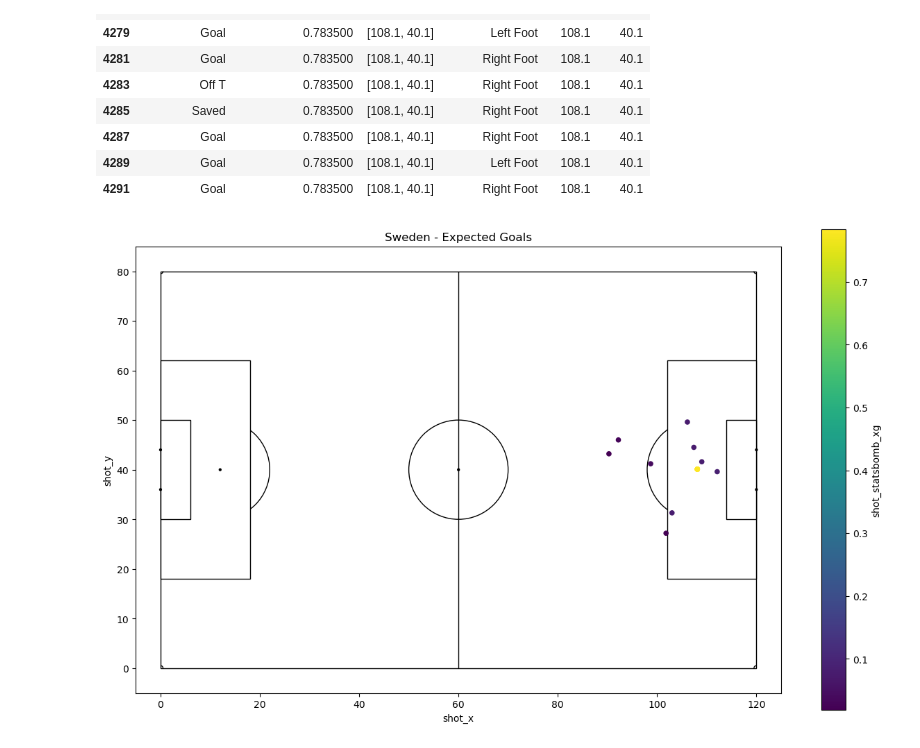
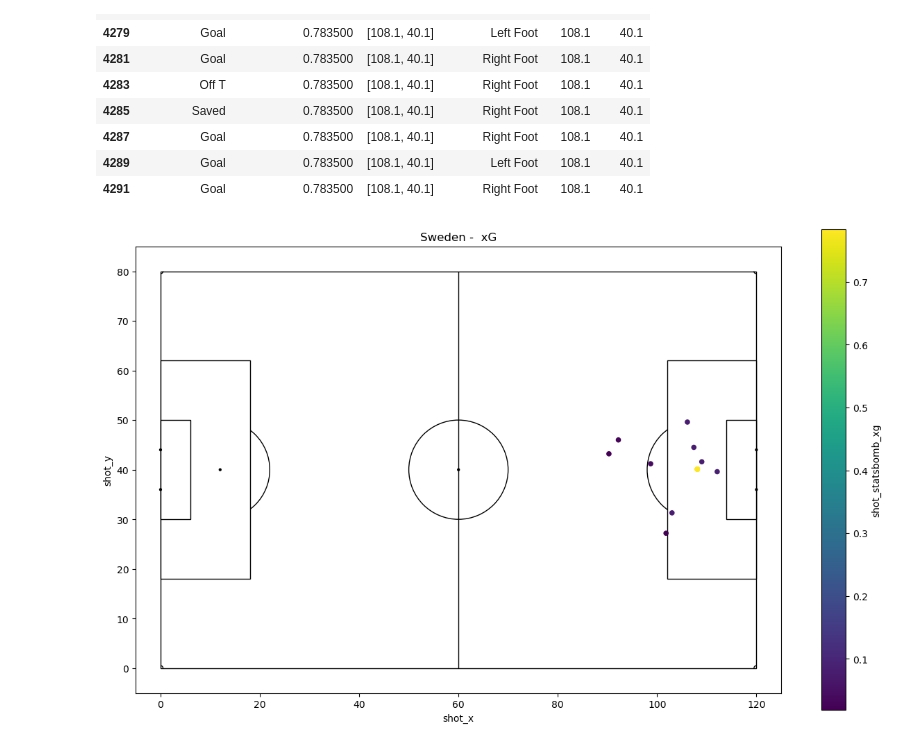
Before and after one commit to ilazan/wc23-swe-expected-goals, a Jupyter notebook: swe-usa.ipynb, the cells around one changed output. Cells and saved outputs as stored; diff of their text form; code cells hidden in the pictures.

Commit message:
changed plot title

```diff
--- a/swe-usa.ipynb
+++ b/swe-usa.ipynb
@@ -4,6 +4,9 @@
 from statsbombpy import sb
 import matplotlib.pyplot as plt
 from northpitch.pitch import Pitch
+# %%
+matches = sb.matches(competition_id = 72, season_id = 107)
+events = sb.events(matches.match_id[13])
 # %%
 swe_events = events[events["team_id"]==858]
 swe_shots = swe_events.loc[swe_events['type'] == 'Shot']
@@ -62,15 +65,15 @@ swe_shots
 # %%
 fig, ax = plt.subplots(figsize=(15,9))
 
 pitch = Pitch()
 pitch.create_pitch(ax)
 
 plt.ylim(pitch.ylim)
 plt.xlim(pitch.xlim)
 
 swe_shots.plot.scatter(x = 'shot_x', y = 'shot_y', c = 'shot_statsbomb_xg', colormap = 'viridis', ax = ax, zorder=2)
-plt.title("Sweden - Expected Goals")
+plt.title("Sweden -  xG")
 
 plt.show()
 # %% [output]
-[figure, old version]
+[figure, new version]
```
Also changed, not shown: parts of 1 cell of this notebook.
